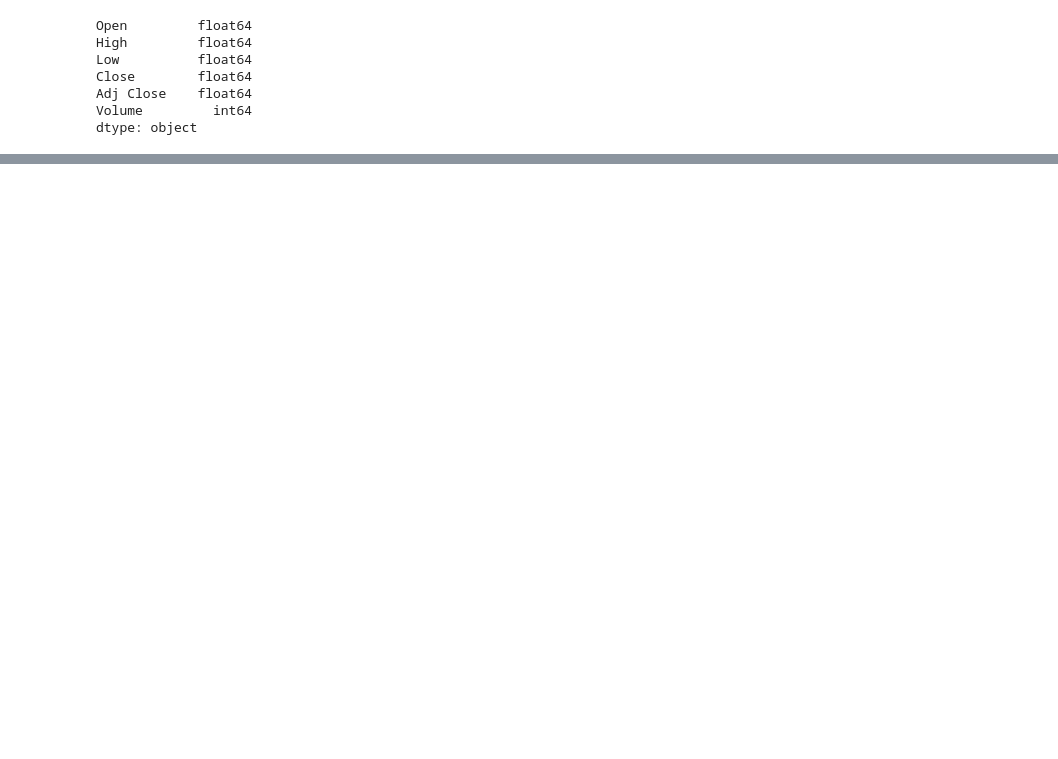
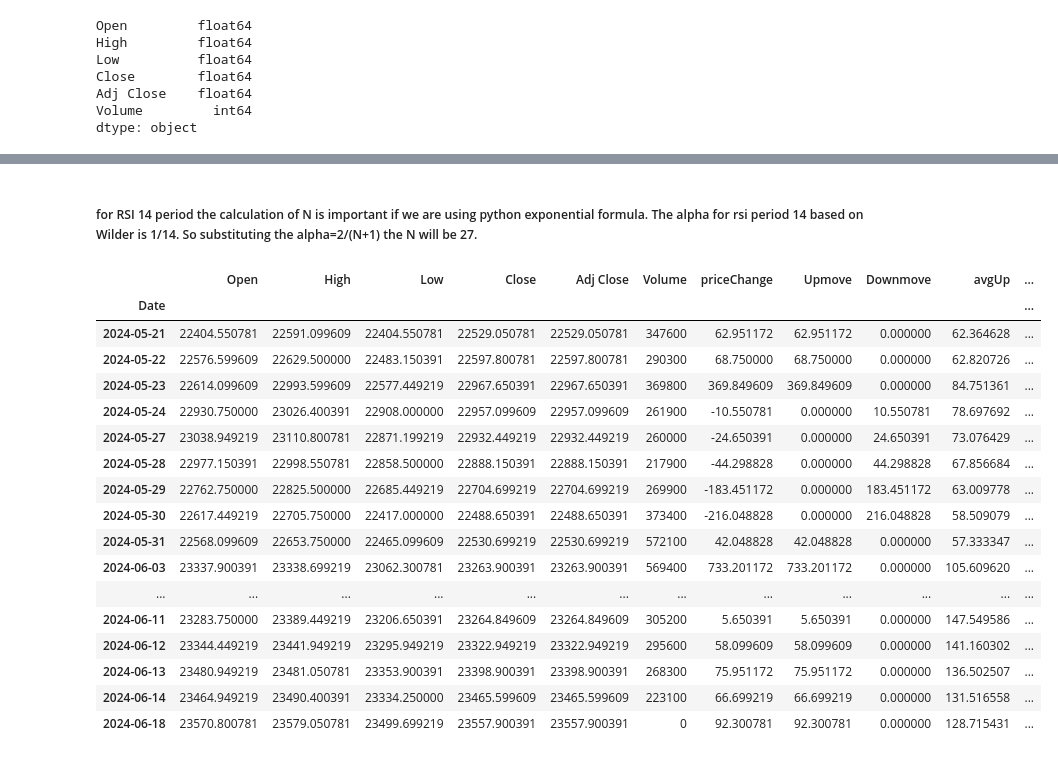
Before and after one commit to Rigava/Load-Nifty-Data, a Jupyter notebook: Technical NB/rsi.ipynb, the cells around one changed output, grey strips where cells are left out. Drawn from its saved outputs; the diff is of its cells as text; code cells hidden in the pictures; blank space fills up the shorter version.

```diff
--- a/Technical NB/rsi.ipynb
+++ b/Technical NB/rsi.ipynb
@@ -84,0 +25,35 @@ ValueError: Mime type rendering requires nbformat>=4.2.0 but it is not installed
+# %% [markdown]
+##### for RSI 14 period the calculation of N is important if we are using python exponential formula. The alpha for rsi period 14 based on Wilder is 1/14. So substituting the alpha=2/(N+1) the N will be 27.
+# %%
+import warnings
+warnings.filterwarnings('ignore')
+
+df['priceChange']=df['Close']-df['Close'].shift(1)
+df=df.dropna()
+df['Upmove']=df['priceChange'].apply(lambda x: x if x>0 else 0)
+df['Downmove']=df['priceChange'].apply(lambda x: abs(x) if x<0 else 0)
+df['avgUp']=df['Upmove'].ewm(span=27).mean()
+df['avgDown']=df['Downmove'].ewm(span=27).mean()
+# df=df.dropna()
+df['RS']= df['avgUp']/df['avgDown']
+df['RSI_cal']= df['RS'].apply(lambda x: 100-(100/(x+1)))
+df.tail(20)
+# %% [output]
+|  | Open | High | Low | Close | Adj Close | Volume | priceChange | Upmove | Downmove | avgUp | ... |
+| Date |  |  |  |  |  |  |  |  |  |  | ... |
+| 2024-05-21 | 22404.550781 | 22591.099609 | 22404.550781 | 22529.050781 | 22529.050781 | 347600 | 62.951172 | 62.951172 | 0.000000 | 62.364628 | ... |
+| 2024-05-22 | 22576.599609 | 22629.500000 | 22483.150391 | 22597.800781 | 22597.800781 | 290300 | 68.750000 | 68.750000 | 0.000000 | 62.820726 | ... |
+| 2024-05-23 | 22614.099609 | 22993.599609 | 22577.449219 | 22967.650391 | 22967.650391 | 369800 | 369.849609 | 369.849609 | 0.000000 | 84.751361 | ... |
+| 2024-05-24 | 22930.750000 | 23026.400391 | 22908.000000 | 22957.099609 | 22957.099609 | 261900 | -10.550781 | 0.000000 | 10.550781 | 78.697692 | ... |
+| 2024-05-27 | 23038.949219 | 23110.800781 | 22871.199219 | 22932.449219 | 22932.449219 | 260000 | -24.650391 | 0.000000 | 24.650391 | 73.076429 | ... |
+| 2024-05-28 | 22977.150391 | 22998.550781 | 22858.500000 | 22888.150391 | 22888.150391 | 217900 | -44.298828 | 0.000000 | 44.298828 | 67.856684 | ... |
+| 2024-05-29 | 22762.750000 | 22825.500000 | 22685.449219 | 22704.699219 | 22704.699219 | 269900 | -183.451172 | 0.000000 | 183.451172 | 63.009778 | ... |
+| 2024-05-30 | 22617.449219 | 22705.750000 | 22417.000000 | 22488.650391 | 22488.650391 | 373400 | -216.048828 | 0.000000 | 216.048828 | 58.509079 | ... |
+| 2024-05-31 | 22568.099609 | 22653.750000 | 22465.099609 | 22530.699219 | 22530.699219 | 572100 | 42.048828 | 42.048828 | 0.000000 | 57.333347 | ... |
+| 2024-06-03 | 23337.900391 | 23338.699219 | 23062.300781 | 23263.900391 | 23263.900391 | 569400 | 733.201172 | 733.201172 | 0.000000 | 105.609620 | ... |
+| ... | ... | ... | ... | ... | ... | ... | ... | ... | ... | ... | ... |
+| 2024-06-11 | 23283.750000 | 23389.449219 | 23206.650391 | 23264.849609 | 23264.849609 | 305200 | 5.650391 | 5.650391 | 0.000000 | 147.549586 | ... |
+| 2024-06-12 | 23344.449219 | 23441.949219 | 23295.949219 | 23322.949219 | 23322.949219 | 295600 | 58.099609 | 58.099609 | 0.000000 | 141.160302 | ... |
+| 2024-06-13 | 23480.949219 | 23481.050781 | 23353.900391 | 23398.900391 | 23398.900391 | 268300 | 75.951172 | 75.951172 | 0.000000 | 136.502507 | ... |
+| 2024-06-14 | 23464.949219 | 23490.400391 | 23334.250000 | 23465.599609 | 23465.599609 | 223100 | 66.699219 | 66.699219 | 0.000000 | 131.516558 | ... |
+| 2024-06-18 | 23570.800781 | 23579.050781 | 23499.699219 | 23557.900391 | 23557.900391 | 0 | 92.300781 | 92.300781 | 0.000000 | 128.715431 | ... |
```
Also changed, not shown: parts of 16 cells of this notebook, 1 other file.
